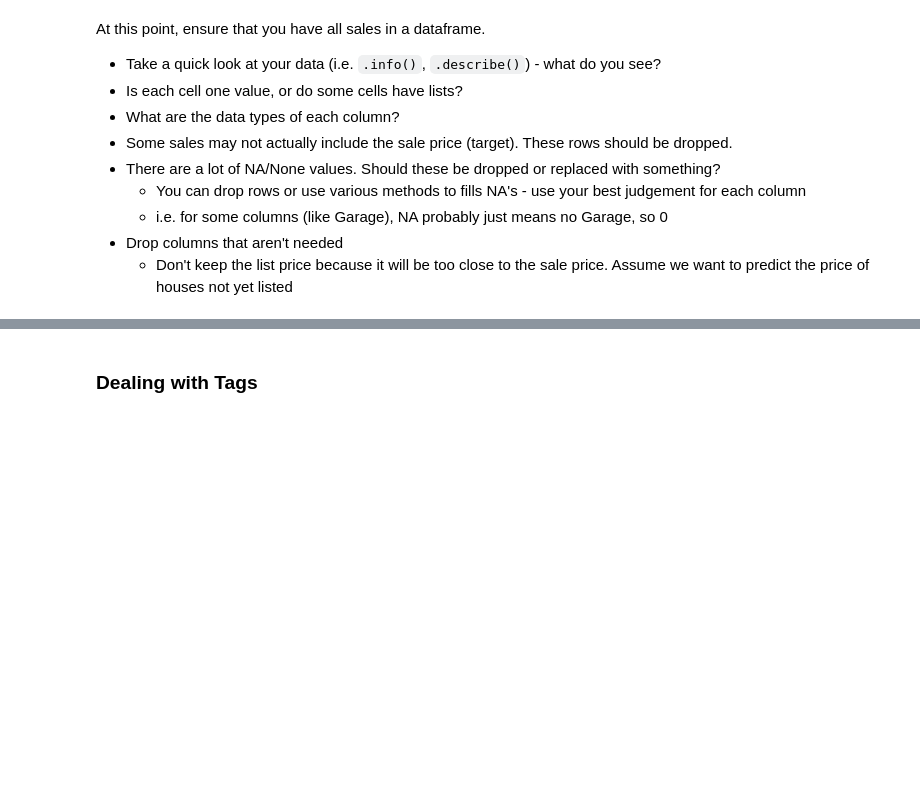
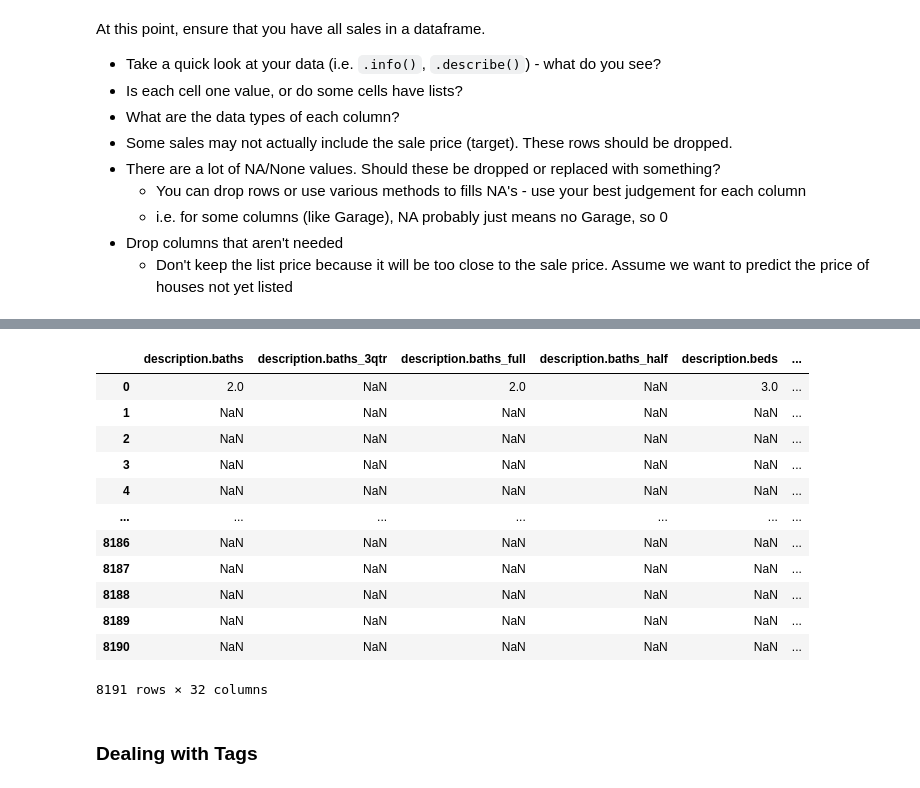
Before and after one commit to ClaensData95/LHL-Midterm-Project, a Jupyter notebook: notebooks/1 - EDA.ipynb, the cells around one changed output, grey strips where cells are left out. Saved outputs shown, nothing was run; the diff lists cells and outputs as text; code cells hidden in the pictures; blank space fills up the shorter version.

```diff
--- a/notebooks/1 - EDA.ipynb
+++ b/notebooks/1 - EDA.ipynb
@@ -27,2 +34,4 @@ from functions_variables import encode_tags
 # %%
 # load one file first to see what type of data you're dealing with and what attributes it has
+tmp_df = pd.read_json('../data/housing/AK_Juneau_0.json')
+# tmp_df['data']['results']
@@ -29,14 +42,22 @@ from functions_variables import encode_tags
 # %%
+# Create empty DataFrame for housing
+df = pd.DataFrame()
+# The path to the data files
+dir_path = '../data/housing/'
+
 # loop over all files and put them into a dataframe
 # List all files in the specified directory
-directory_path = '../data/housing/'
-for filename in sorted(os.listdir(directory_path)):
-    if filename.endswith('.json'):
-        print(f'File: {filename}')
-    # file_path = os.path.join(directory_path, filename)
-    # if os.path.isfile(file_path):
-    #     with open(file_path, 'r') as file:
-    #         content = file.read()
-    #         print(f'Content of {filename}:')
-    #         print(content)
+
+n = 0
+for file_name in sorted(os.listdir(dir_path)):
+    n += 1
+    if file_name.endswith('.json'):
+        # print(f'File: {file_name}')
+        file_path = os.path.join(dir_path, file_name)
+        tmp_df = json_to_df(file_path)
+        tmp_df = tmp_df.dropna(axis=1, how='all')
+        df = pd.concat([df, tmp_df], ignore_index=True)
+
+    # if n > 1: break
+df
 # %% [output]
@@ -75,0 +115,6 @@ At this point, ensure that you have all sales in a dataframe.
+# %%
+columns = df.columns.sort_values().to_list()
+# columns
+# %%
+# Rearrange DataFrame columns
+df = df[columns]
@@ -75,0 +178,16 @@ At this point, ensure that you have all sales in a dataframe.
+# %%
+df
+# %% [output]
+|  | description.baths | description.baths_3qtr | description.baths_full | description.baths_half | description.beds | ... |
+| 0 | 2.0 | NaN | 2.0 | NaN | 3.0 | ... |
+| 1 | NaN | NaN | NaN | NaN | NaN | ... |
+| 2 | NaN | NaN | NaN | NaN | NaN | ... |
+| 3 | NaN | NaN | NaN | NaN | NaN | ... |
+| 4 | NaN | NaN | NaN | NaN | NaN | ... |
+| ... | ... | ... | ... | ... | ... | ... |
+| 8186 | NaN | NaN | NaN | NaN | NaN | ... |
+| 8187 | NaN | NaN | NaN | NaN | NaN | ... |
+| 8188 | NaN | NaN | NaN | NaN | NaN | ... |
+| 8189 | NaN | NaN | NaN | NaN | NaN | ... |
+| 8190 | NaN | NaN | NaN | NaN | NaN | ... |
+8191 rows × 32 columns
```
Also changed, not shown: parts of 10 cells of this notebook.
